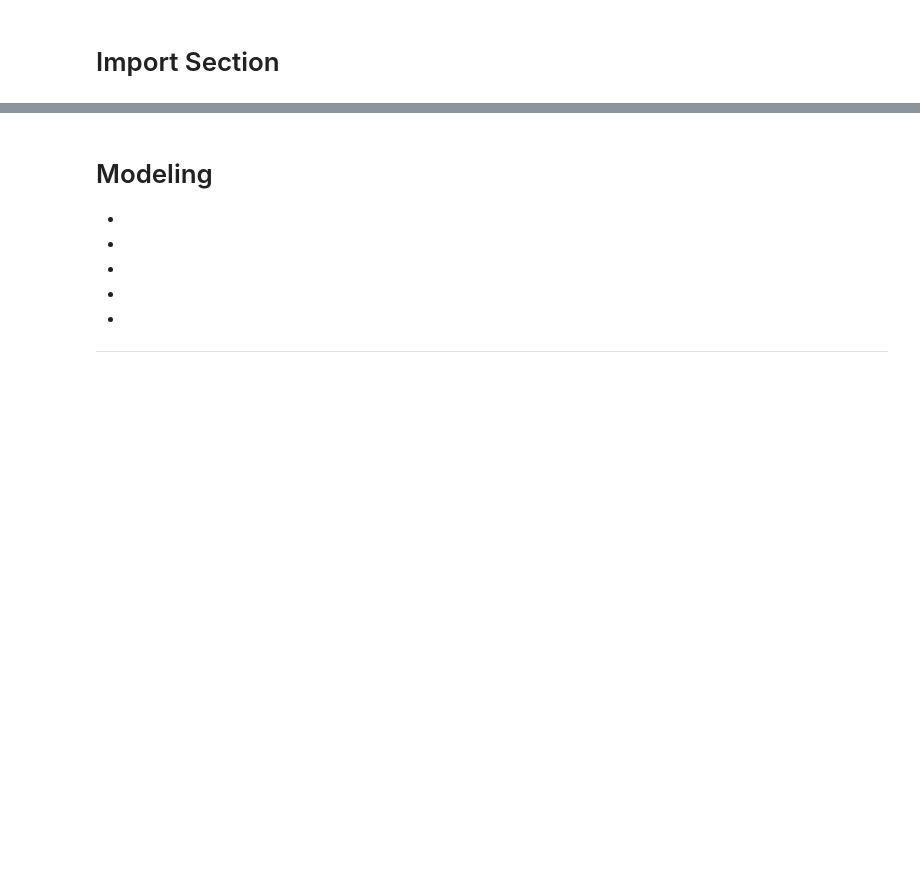
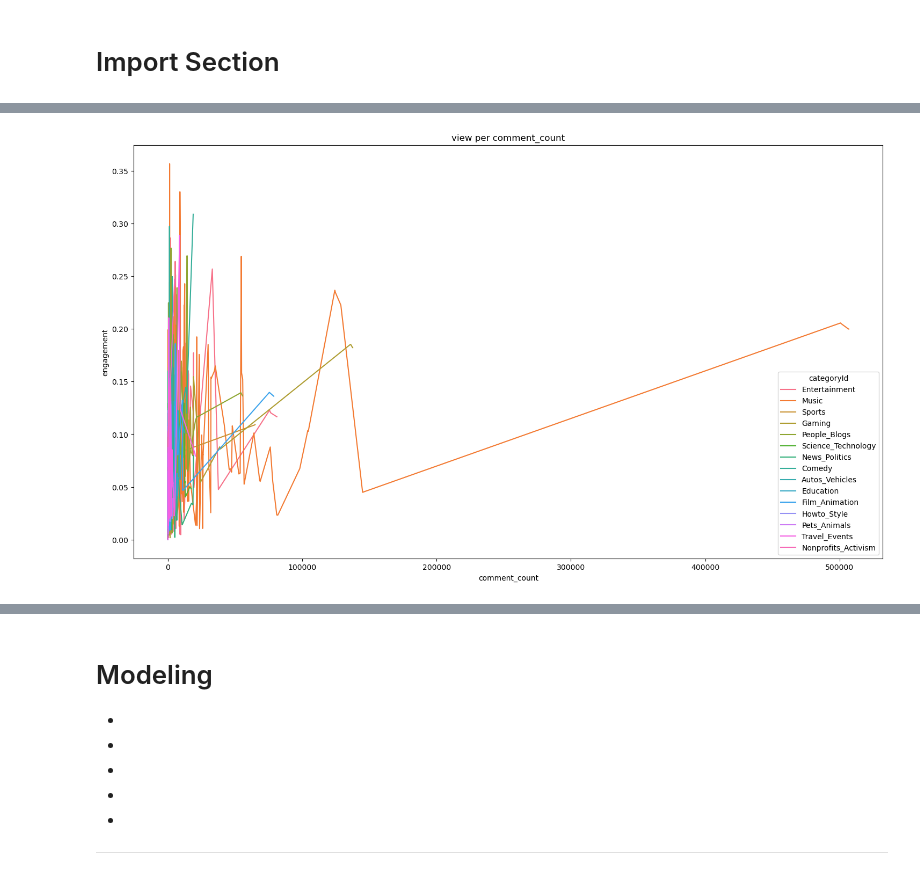
Before and after one commit to Youtube-Data-Analysis/top_200, a Jupyter notebook: final_report.ipynb, the cells around one changed output, grey strips where cells are left out. Saved outputs shown, nothing was run; the diff lists cells and outputs as text; code cells hidden in the pictures; blank space fills up the shorter version.

```diff
--- a/final_report.ipynb
+++ b/final_report.ipynb
@@ -92,0 +161,4 @@ warnings.filterwarnings("ignore")
+# %%
+comments_views2(train)
+# %% [output]
+[figure, added]
```
Also changed, not shown: parts of 48 cells of this notebook, 1 other file.
